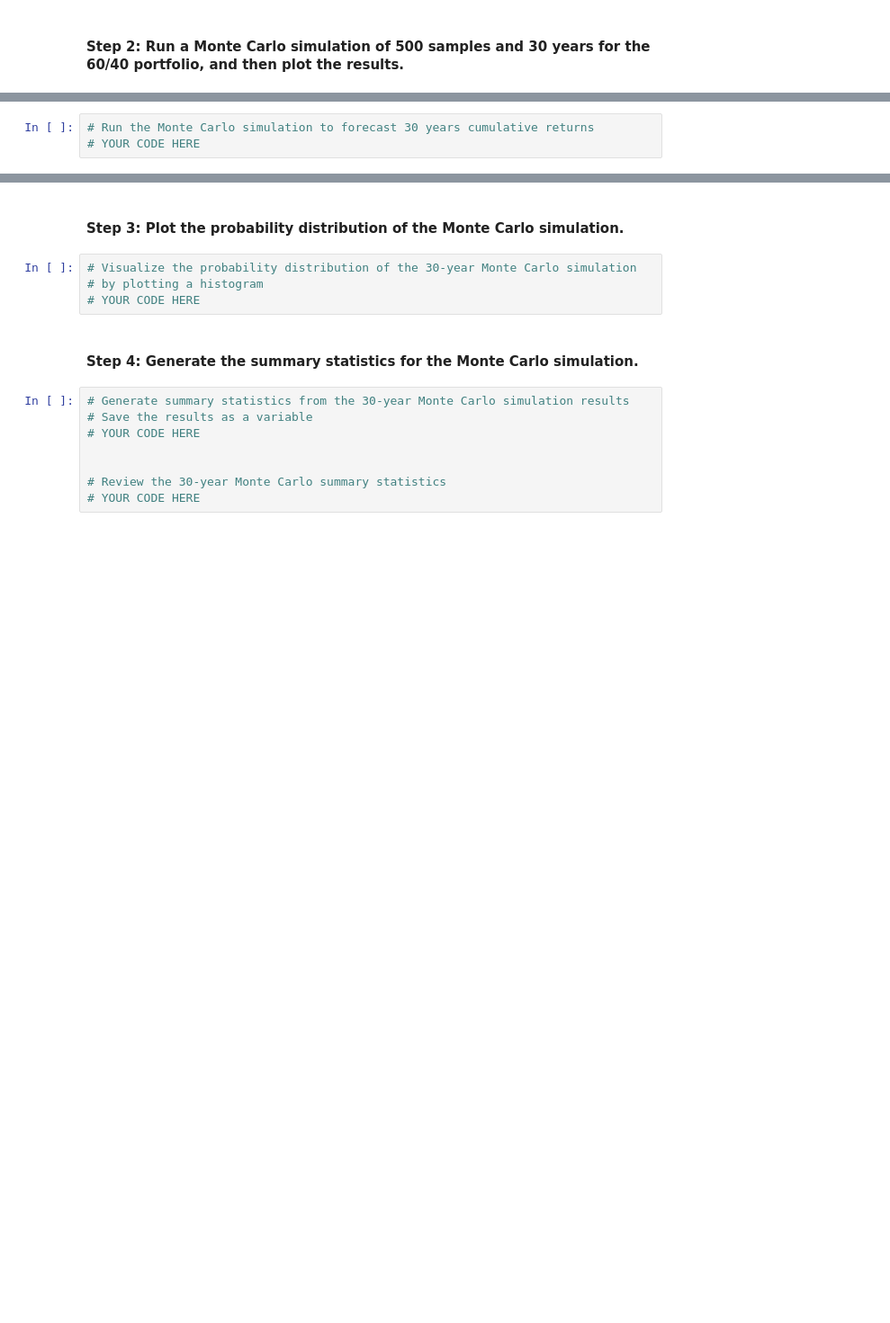
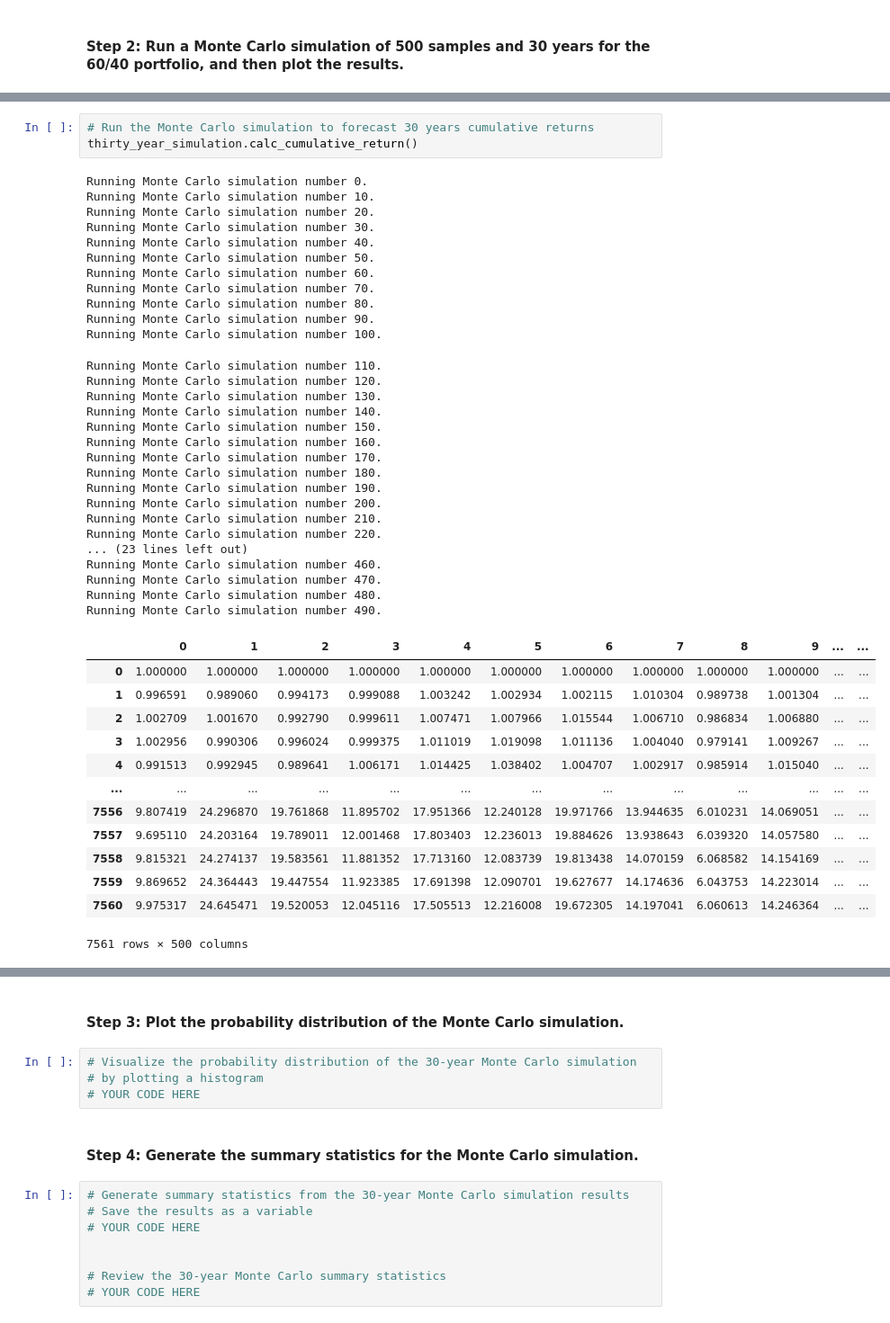
Before and after one commit to AnaIitico/financial_health_planner, a Jupyter notebook: financial_planning_tools.ipynb, the cells around one changed output, grey strips where cells are left out. Shown at 90% size. Saved outputs shown, nothing was run; the diff lists cells and outputs as text; blank space fills up the shorter version.

```diff
--- a/financial_planning_tools.ipynb
+++ b/financial_planning_tools.ipynb
@@ -352,6 +410,48 @@ In this section, you’ll use the MCForecastTools library to create a Monte Carl
 # %%
 # Run the Monte Carlo simulation to forecast 30 years cumulative returns
-# YOUR CODE HERE
+thirty_year_simulation.calc_cumulative_return()
+# %% [output]
+Running Monte Carlo simulation number 0.
+Running Monte Carlo simulation number 10.
+Running Monte Carlo simulation number 20.
+Running Monte Carlo simulation number 30.
+Running Monte Carlo simulation number 40.
+Running Monte Carlo simulation number 50.
+Running Monte Carlo simulation number 60.
+Running Monte Carlo simulation number 70.
+Running Monte Carlo simulation number 80.
+Running Monte Carlo simulation number 90.
+Running Monte Carlo simulation number 100.
+Running Monte Carlo simulation number 110.
+Running Monte Carlo simulation number 120.
+Running Monte Carlo simulation number 130.
+Running Monte Carlo simulation number 140.
+Running Monte Carlo simulation number 150.
+Running Monte Carlo simulation number 160.
+Running Monte Carlo simulation number 170.
+Running Monte Carlo simulation number 180.
+Running Monte Carlo simulation number 190.
+Running Monte Carlo simulation number 200.
+Running Monte Carlo simulation number 210.
+Running Monte Carlo simulation number 220.
+... (23 lines left out)
+Running Monte Carlo simulation number 460.
+Running Monte Carlo simulation number 470.
+Running Monte Carlo simulation number 480.
+Running Monte Carlo simulation number 490.
+|  | 0 | 1 | 2 | 3 | 4 | 5 | 6 | 7 | 8 | 9 | ... | ... |
+| 0 | 1.000000 | 1.000000 | 1.000000 | 1.000000 | 1.000000 | 1.000000 | 1.000000 | 1.000000 | 1.000000 | 1.000000 | ... | ... |
+| 1 | 0.996591 | 0.989060 | 0.994173 | 0.999088 | 1.003242 | 1.002934 | 1.002115 | 1.010304 | 0.989738 | 1.001304 | ... | ... |
+| 2 | 1.002709 | 1.001670 | 0.992790 | 0.999611 | 1.007471 | 1.007966 | 1.015544 | 1.006710 | 0.986834 | 1.006880 | ... | ... |
+| 3 | 1.002956 | 0.990306 | 0.996024 | 0.999375 | 1.011019 | 1.019098 | 1.011136 | 1.004040 | 0.979141 | 1.009267 | ... | ... |
+| 4 | 0.991513 | 0.992945 | 0.989641 | 1.006171 | 1.014425 | 1.038402 | 1.004707 | 1.002917 | 0.985914 | 1.015040 | ... | ... |
+| ... | ... | ... | ... | ... | ... | ... | ... | ... | ... | ... | ... | ... |
+| 7556 | 9.807419 | 24.296870 | 19.761868 | 11.895702 | 17.951366 | 12.240128 | 19.971766 | 13.944635 | 6.010231 | 14.069051 | ... | ... |
+| 7557 | 9.695110 | 24.203164 | 19.789011 | 12.001468 | 17.803403 | 12.236013 | 19.884626 | 13.938643 | 6.039320 | 14.057580 | ... | ... |
+| 7558 | 9.815321 | 24.274137 | 19.583561 | 11.881352 | 17.713160 | 12.083739 | 19.813438 | 14.070159 | 6.068582 | 14.154169 | ... | ... |
+| 7559 | 9.869652 | 24.364443 | 19.447554 | 11.923385 | 17.691398 | 12.090701 | 19.627677 | 14.174636 | 6.043753 | 14.223014 | ... | ... |
+| 7560 | 9.975317 | 24.645471 | 19.520053 | 12.045116 | 17.505513 | 12.216008 | 19.672305 | 14.197041 | 6.060613 | 14.246364 | ... | ... |
+7561 rows × 500 columns
 # %%
 # Visualize the 30-year Monte Carlo simulation by creating an
 # overlay line plot
```
Also changed, not shown: parts of 19 cells of this notebook.
